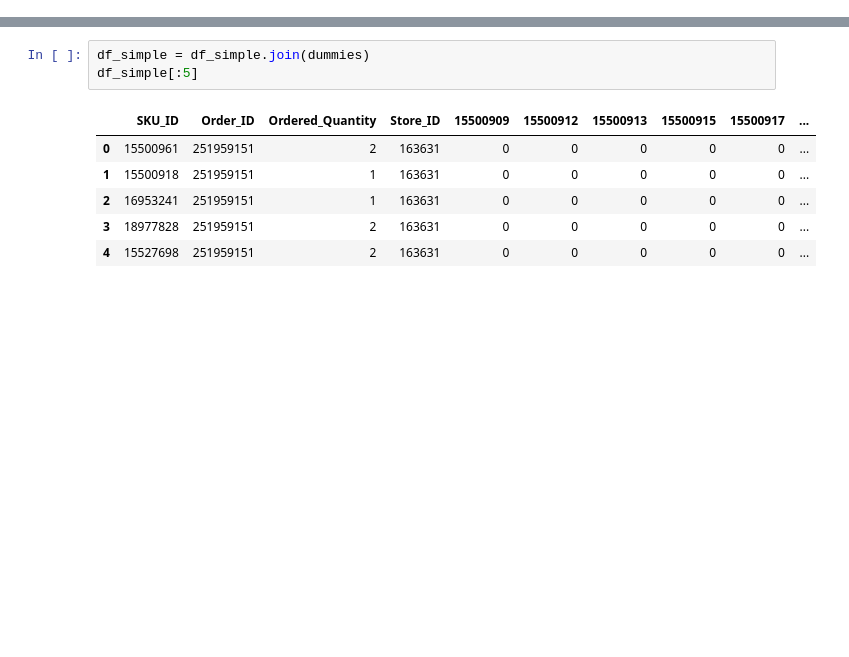
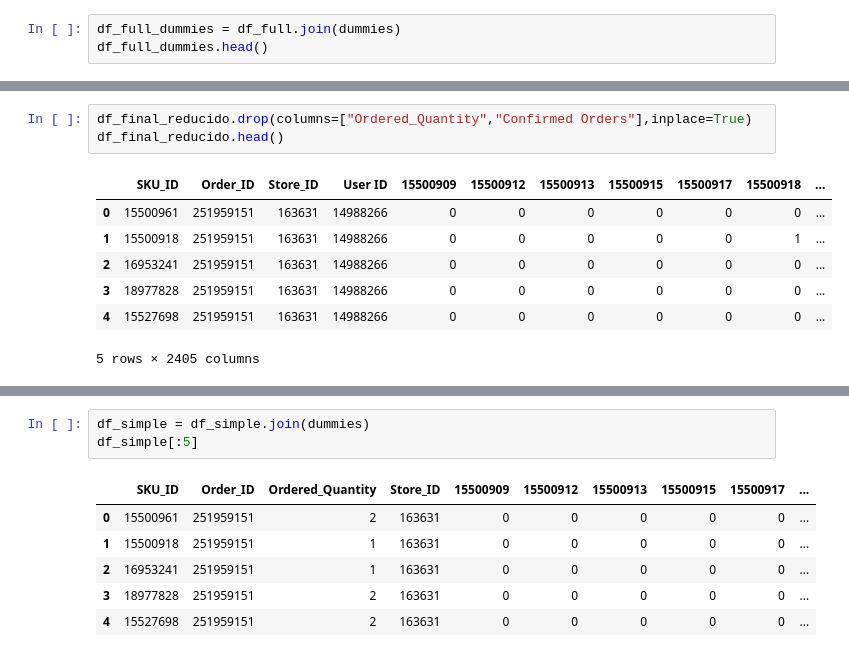
Before and after one commit to Properati-Analysis/-TP3, a Jupyter notebook: TP3.ipynb, the cells around one changed output, grey strips where cells are left out. Drawn from its saved outputs; the diff is of its cells as text; blank space fills up the shorter version.

```diff
--- a/TP3.ipynb
+++ b/TP3.ipynb
@@ -100,0 +112,3 @@ df_simple2 = df.join(dummies)
+# %%
+df_full_dummies = df_full.join(dummies)
+df_full_dummies.head()
@@ -100,0 +158,11 @@ df_simple2 = df.join(dummies)
+# %%
+df_final_reducido.drop(columns=["Ordered_Quantity","Confirmed Orders"],inplace=True)
+df_final_reducido.head()
+# %% [output]
+|  | SKU_ID | Order_ID | Store_ID | User ID | 15500909 | 15500912 | 15500913 | 15500915 | 15500917 | 15500918 | ... |
+| 0 | 15500961 | 251959151 | 163631 | 14988266 | 0 | 0 | 0 | 0 | 0 | 0 | ... |
+| 1 | 15500918 | 251959151 | 163631 | 14988266 | 0 | 0 | 0 | 0 | 0 | 1 | ... |
+| 2 | 16953241 | 251959151 | 163631 | 14988266 | 0 | 0 | 0 | 0 | 0 | 0 | ... |
+| 3 | 18977828 | 251959151 | 163631 | 14988266 | 0 | 0 | 0 | 0 | 0 | 0 | ... |
+| 4 | 15527698 | 251959151 | 163631 | 14988266 | 0 | 0 | 0 | 0 | 0 | 0 | ... |
+5 rows × 2405 columns
```
Also changed, not shown: parts of 59 cells of this notebook.
